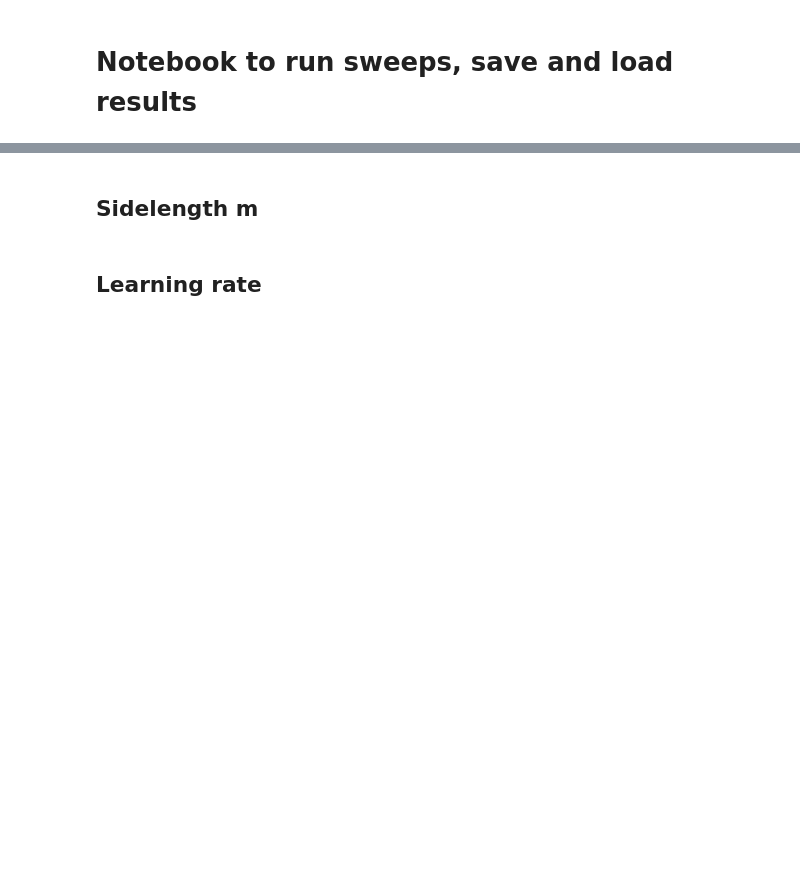
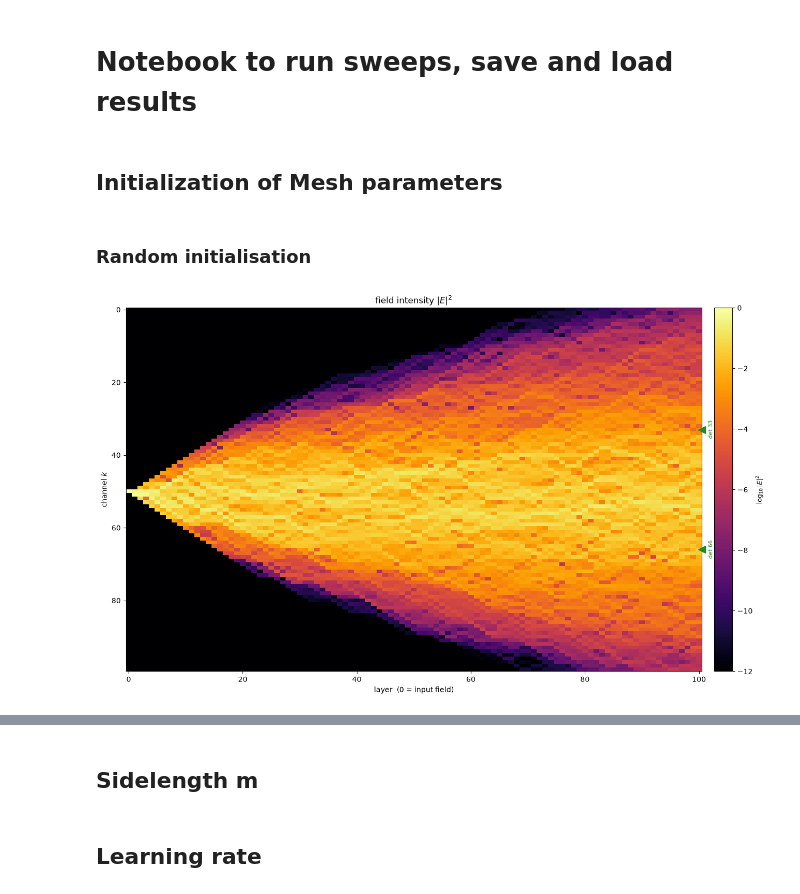
Before and after one commit to kaschdaniel/MANTIS, a Jupyter notebook: TimsEvalNotebook.ipynb, the cells around one changed output, grey strips where cells are left out. Cells and saved outputs as stored; diff of their text form; code cells hidden in the pictures; blank space fills up the shorter version.

```diff
--- a/TimsEvalNotebook.ipynb
+++ b/TimsEvalNotebook.ipynb
@@ -13,3 +13,24 @@ import os
 #from main import *
 import numpy as np
 import matplotlib.pyplot as plt
+# %% [markdown]
+## Initialization of Mesh parameters
+# %% [markdown]
+### Random initialisation
+# %%
+N=100 #number of channels (number of pixels in mnist image)
+prop_mesh = MZIMesh(N, plan_rectangular(N, N)) #creating mesh object
+thetas, phis = prop_mesh.init_random() #initializing random weights
+
+layers = prop_mesh.layer_matrices(thetas, phis)   #build transfer matrices (layers) from parameters
+E_train=np.zeros(100)
+E_train[50]=1
+E_out  = forward(E_train, layers)         #propagation that gives end result directly
+
+E_hist = forward_history(E_train, layers) #propagation that gives all E-fields for every layer
+
+#Calculating and plotting intensity for one specific batch (2)
+I = np.abs(E_hist[:,:])**2
+fig, _ = plot_intensity_map(I, detectors=[33,66], log=True)
+# %% [output]
+[figure, added]
```
Also changed, not shown: parts of 2 cells of this notebook, 2 other files.
